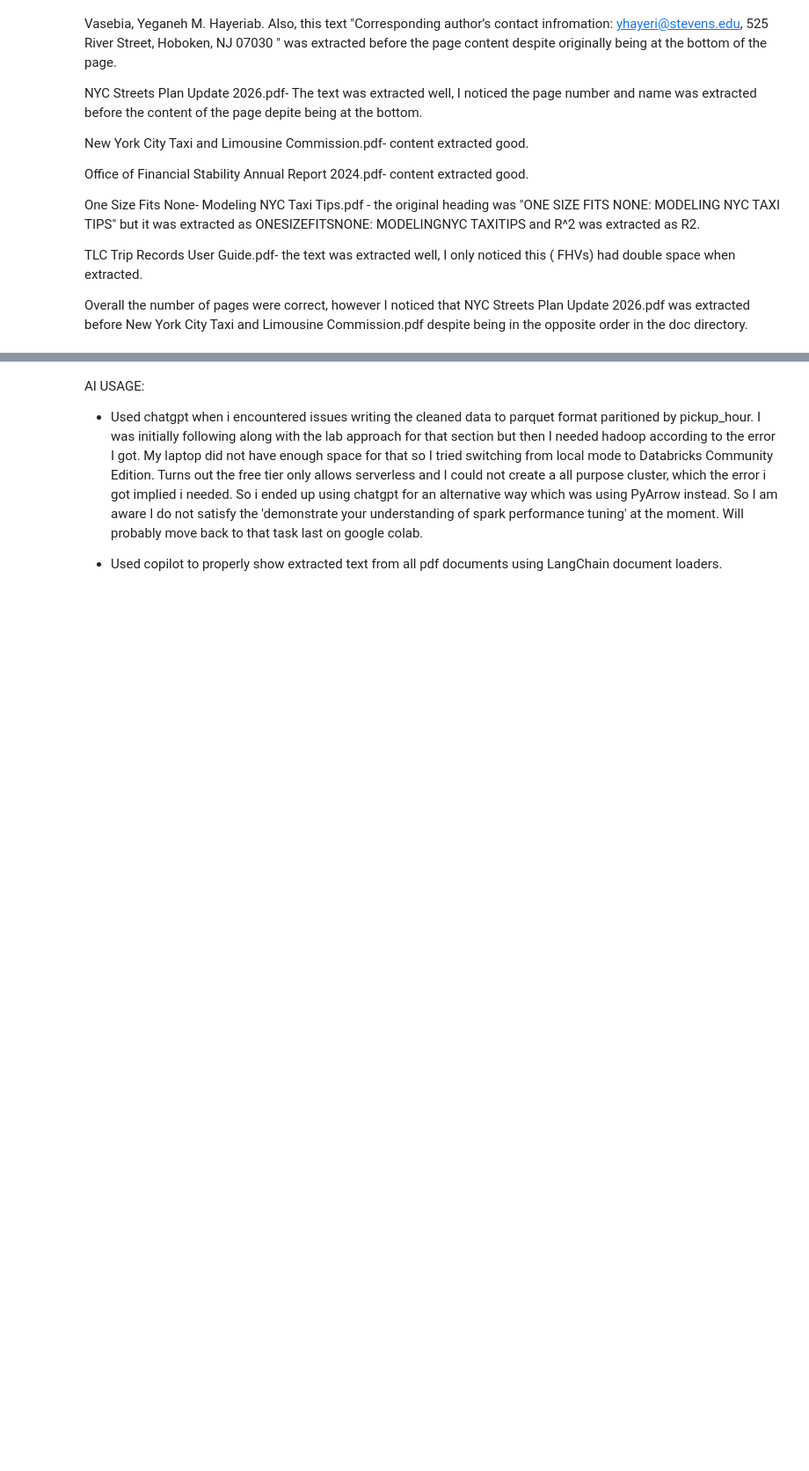
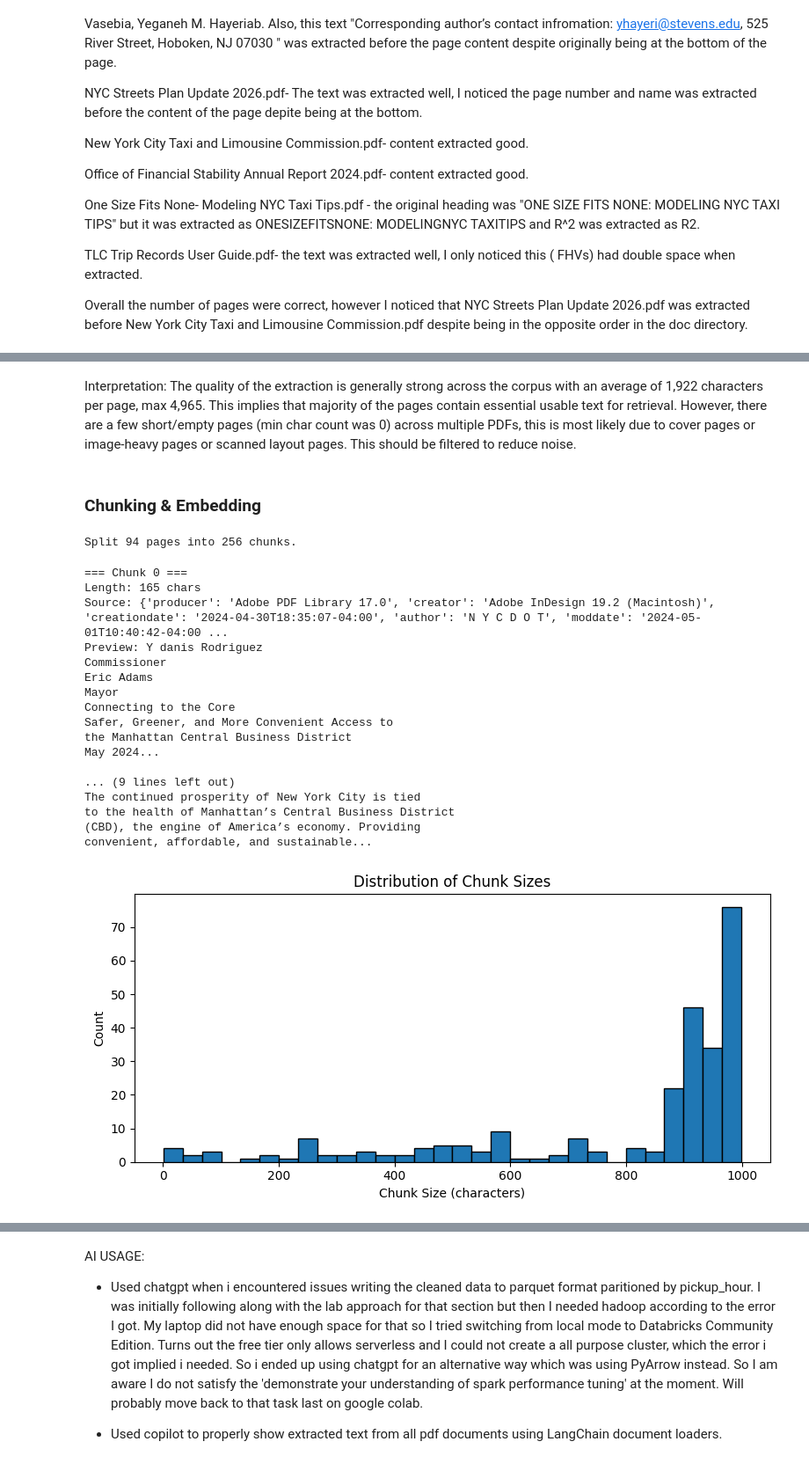
Before and after one commit to jamie07262/LLM-Powered-Applications-Distributed-Computing, a Jupyter notebook: assignment3.ipynb, the cells around one changed output, grey strips where cells are left out. Shown at 88% size. Drawn from its saved outputs; the diff is of its cells as text; code cells hidden in the pictures; blank space fills up the shorter version.

Commit message:
complete task 2.1 and 2.2 (need to review experiment and add interpretations)

```diff
--- a/assignment3.ipynb
+++ b/assignment3.ipynb
@@ -735,0 +767,55 @@ Overall the number of pages were correct, however I noticed that NYC Streets Pla
+# %% [markdown]
+Interpretation: The quality of the extraction is generally strong across the corpus with an average of 1,922 characters per page, max 4,965. This implies that majority of the pages contain essential usable text for retrieval. However, there are a few short/empty pages (min char count was 0) across multiple PDFs, this is most likely due to cover pages or image-heavy pages or scanned layout pages. This should be filtered to reduce noise.
+# %% [markdown]
+### Chunking & Embedding
+# %%
+# Split extracted text into chunks using RecursiveCharacterTextSplitter with chunk_size=1000 and chunk_overlap=200
+from langchain_text_splitters import RecursiveCharacterTextSplitter
+
+text_splitter = RecursiveCharacterTextSplitter(
+    chunk_size=1000,
+    chunk_overlap=200,
+    separators=["\n\n", "\n", " ", ""]
+)
+
+chunks = text_splitter.split_documents(raw_documents)
+print(f"Split {len(raw_documents)} pages into {len(chunks)} chunks.")
+# %% [output]
+Split 94 pages into 256 chunks.
+# %%
+# Preview the first few chunks to verify the splitting worked as expected
+for i, chunk in enumerate(chunks[:3]):
+    print(f"\n=== Chunk {i} ===")
+    print(f"Length: {len(chunk.page_content)} chars")
+    print(f"Source: {chunk.metadata}")
+    print(f"Preview: {chunk.page_content[:200]}...")
+
+#visualize distribution of chunk sizes using a histogram
+import matplotlib.pyplot as plt
+sizes = [len(c.page_content) for c in chunks]
+plt.figure(figsize=(8, 4))
+plt.hist(sizes, bins=30, edgecolor='black')
+plt.xlabel('Chunk Size (characters)')
+plt.ylabel('Count')
+plt.title('Distribution of Chunk Sizes')
+plt.tight_layout()
+plt.show()
+# %% [output]
+=== Chunk 0 ===
+Length: 165 chars
+Source: {'producer': 'Adobe PDF Library 17.0', 'creator': 'Adobe InDesign 19.2 (Macintosh)', 'creationdate': '2024-04-30T18:35:07-04:00', 'author': 'N Y C D O T', 'moddate': '2024-05-01T10:40:42-04:00 ...
+Preview: Y danis Rodriguez
+Commissioner
+Eric Adams
+Mayor
+Connecting to the Core
+Safer, Greener, and More Convenient Access to
+the Manhattan Central Business District
+May 2024...
+
+... (9 lines left out)
+The continued prosperity of New York City is tied
+to the health of Manhattan’s Central Business District
+(CBD), the engine of America’s economy. Providing
+convenient, affordable, and sustainable...
+[figure, added]
```
Also changed, not shown: parts of 17 cells of this notebook, 1 other file.
